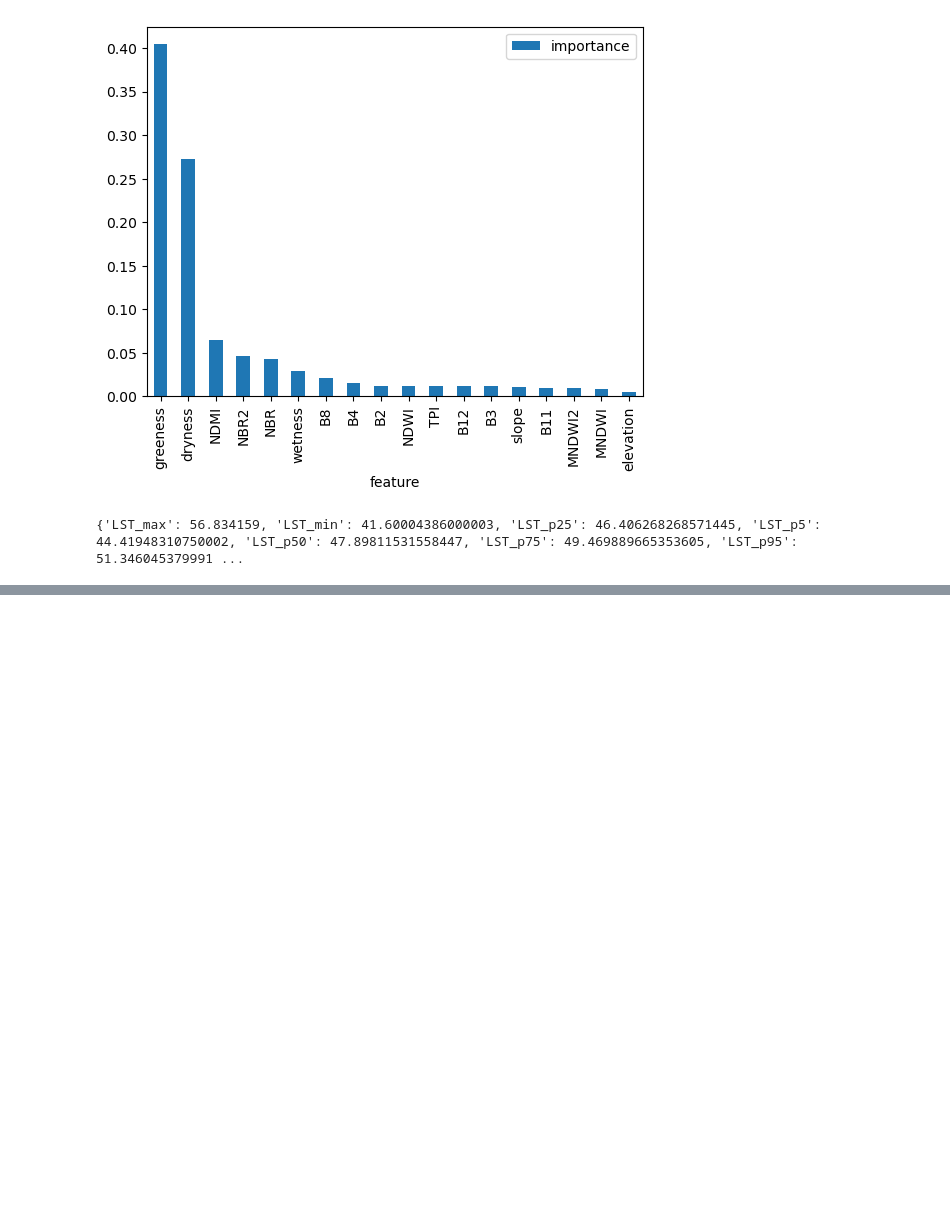
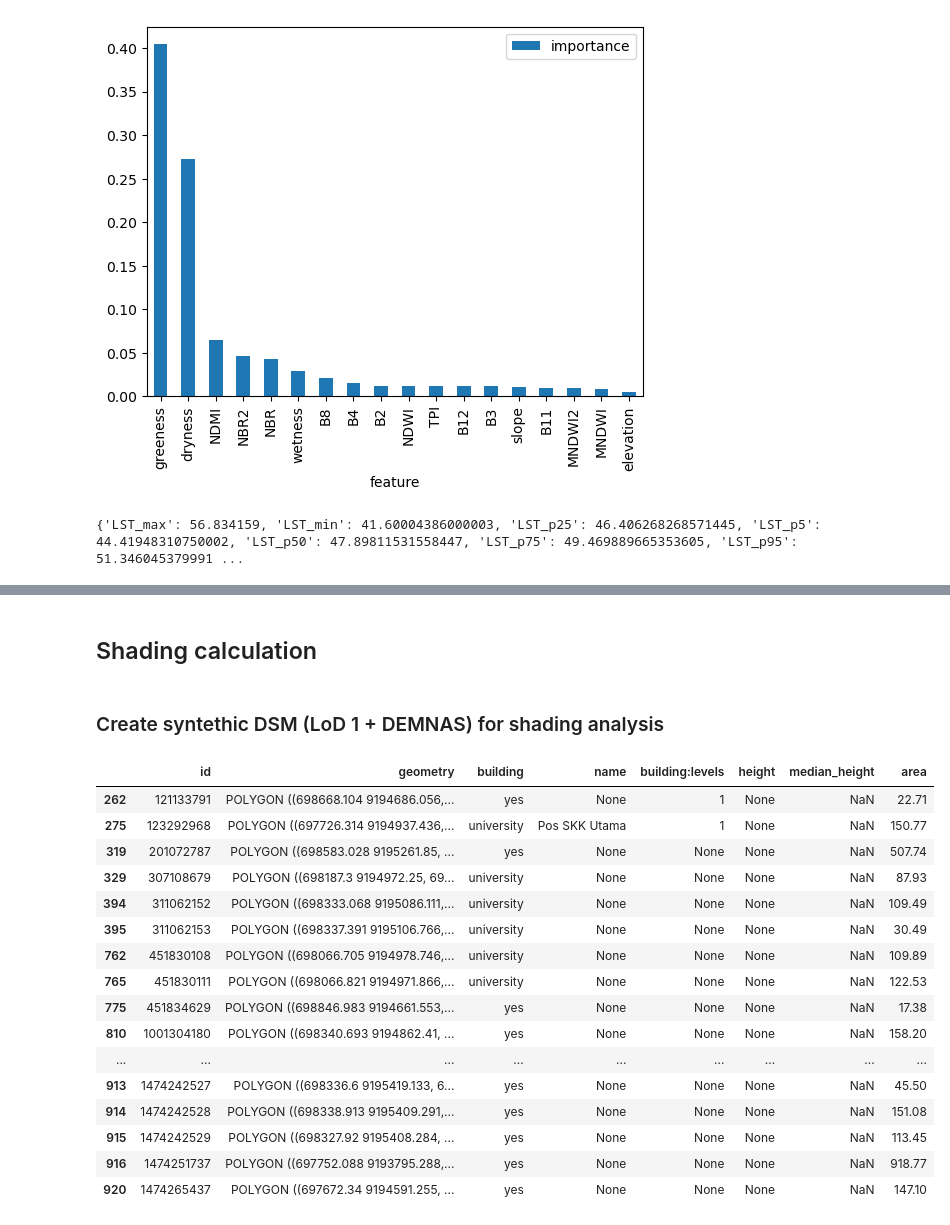
Before and after one commit to dimasrdwiaji/its-dt, a Jupyter notebook: scripts/its_dt.ipynb, the cells around one changed output, grey strips where cells are left out. Drawn from its saved outputs; the diff is of its cells as text; code cells hidden in the pictures; blank space fills up the shorter version.

Commit message:
git calculation

```diff
--- a/scripts/its_dt.ipynb
+++ b/scripts/its_dt.ipynb
@@ -496,0 +622,24 @@ print(
+# %% [markdown]
+## Shading calculation
+# %% [markdown]
+### Create syntethic DSM (LoD 1 + DEMNAS) for shading analysis
+# %%
+buildings[buildings["median_height"].isna()]
+# %% [output]
+|  | id | geometry | building | name | building:levels | height | median_height | area |
+| 262 | 121133791 | POLYGON ((698668.104 9194686.056,... | yes | None | 1 | None | NaN | 22.71 |
+| 275 | 123292968 | POLYGON ((697726.314 9194937.436,... | university | Pos SKK Utama | 1 | None | NaN | 150.77 |
+| 319 | 201072787 | POLYGON ((698583.028 9195261.85, ... | yes | None | None | None | NaN | 507.74 |
+| 329 | 307108679 | POLYGON ((698187.3 9194972.25, 69... | university | None | None | None | NaN | 87.93 |
+| 394 | 311062152 | POLYGON ((698333.068 9195086.111,... | university | None | None | None | NaN | 109.49 |
+| 395 | 311062153 | POLYGON ((698337.391 9195106.766,... | university | None | None | None | NaN | 30.49 |
+| 762 | 451830108 | POLYGON ((698066.705 9194978.746,... | university | None | None | None | NaN | 109.89 |
+| 765 | 451830111 | POLYGON ((698066.821 9194971.866,... | university | None | None | None | NaN | 122.53 |
+| 775 | 451834629 | POLYGON ((698846.983 9194661.553,... | yes | None | None | None | NaN | 17.38 |
+| 810 | 1001304180 | POLYGON ((698340.693 9194862.41, ... | yes | None | None | None | NaN | 158.20 |
+| ... | ... | ... | ... | ... | ... | ... | ... | ... |
+| 913 | 1474242527 | POLYGON ((698336.6 9195419.133, 6... | yes | None | None | None | NaN | 45.50 |
+| 914 | 1474242528 | POLYGON ((698338.913 9195409.291,... | yes | None | None | None | NaN | 151.08 |
+| 915 | 1474242529 | POLYGON ((698327.92 9195408.284, ... | yes | None | None | None | NaN | 113.45 |
+| 916 | 1474251737 | POLYGON ((697752.088 9193795.288,... | yes | None | None | None | NaN | 918.77 |
+| 920 | 1474265437 | POLYGON ((697672.34 9194591.255, ... | yes | None | None | None | NaN | 147.10 |
```
Also changed, not shown: parts of 7 cells of this notebook, 3 other files.
